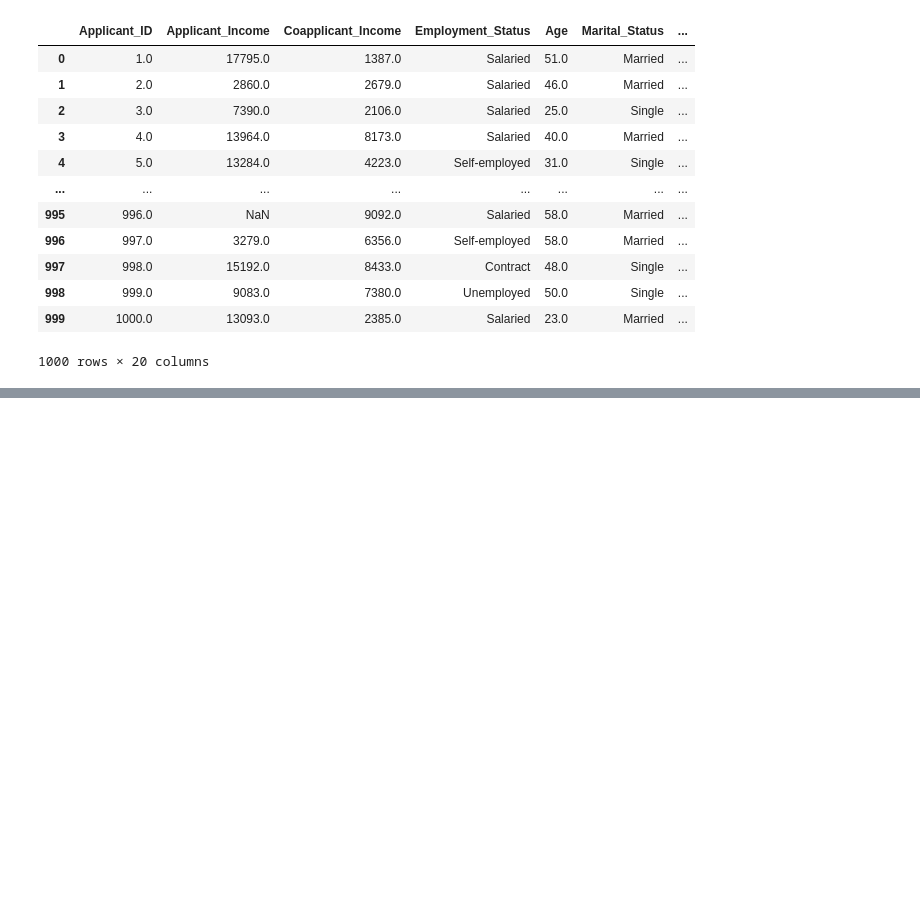
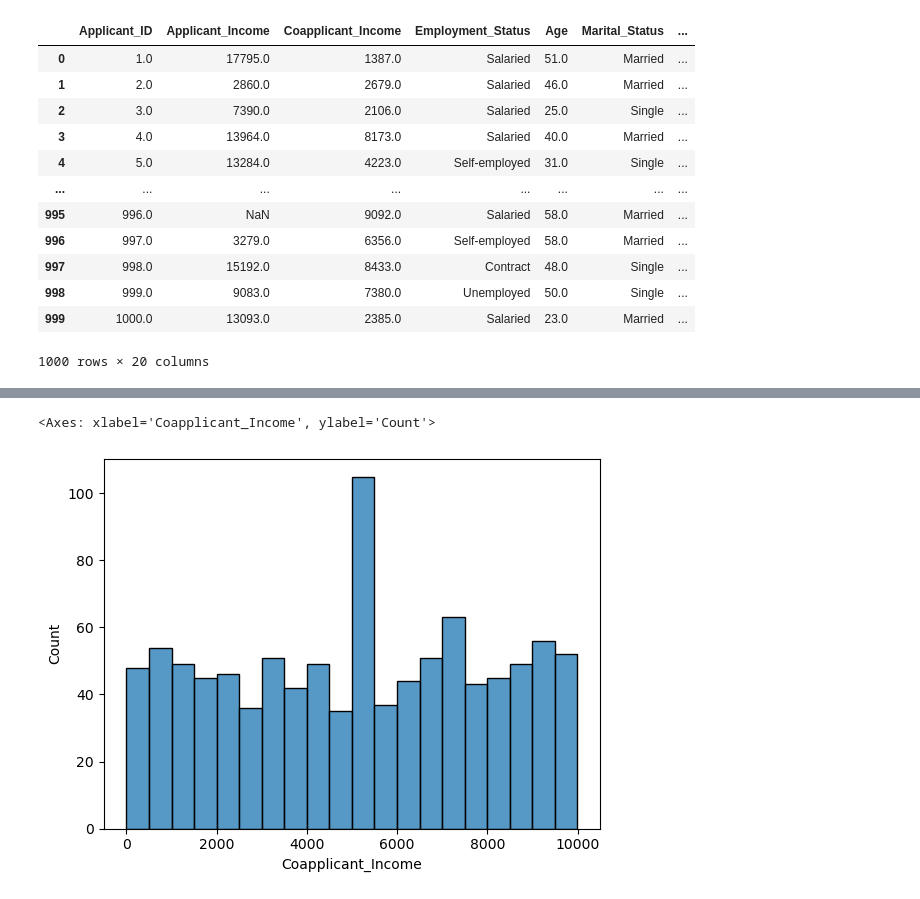
Before and after one commit to yishaan8/aiml, a Jupyter notebook: minor project/credit_wise.ipynb, the cells around one changed output, grey strips where cells are left out. Cells and saved outputs as stored; diff of their text form; code cells hidden in the pictures; blank space fills up the shorter version.

```diff
--- a/minor project/credit_wise.ipynb
+++ b/minor project/credit_wise.ipynb
@@ -68,0 +127,10 @@ dtype: int64
+# %%
+sns.histplot(
+    data=df,
+    x = "Coapplicant_Income",
+    bins=20
+
+)
+# %% [output]
+<Axes: xlabel='Coapplicant_Income', ylabel='Count'>
+[figure, added]
```
Also changed, not shown: parts of 42 cells of this notebook.
